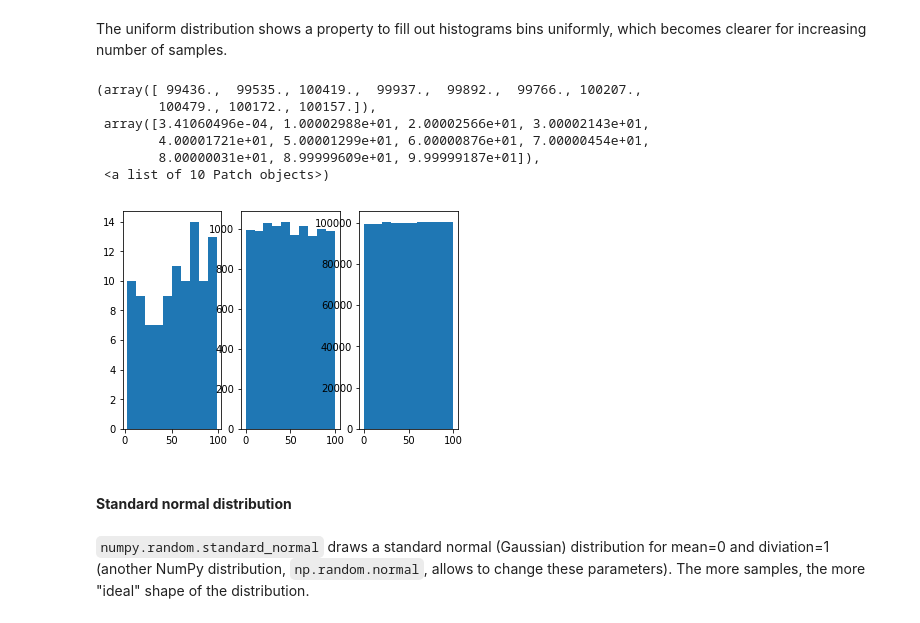
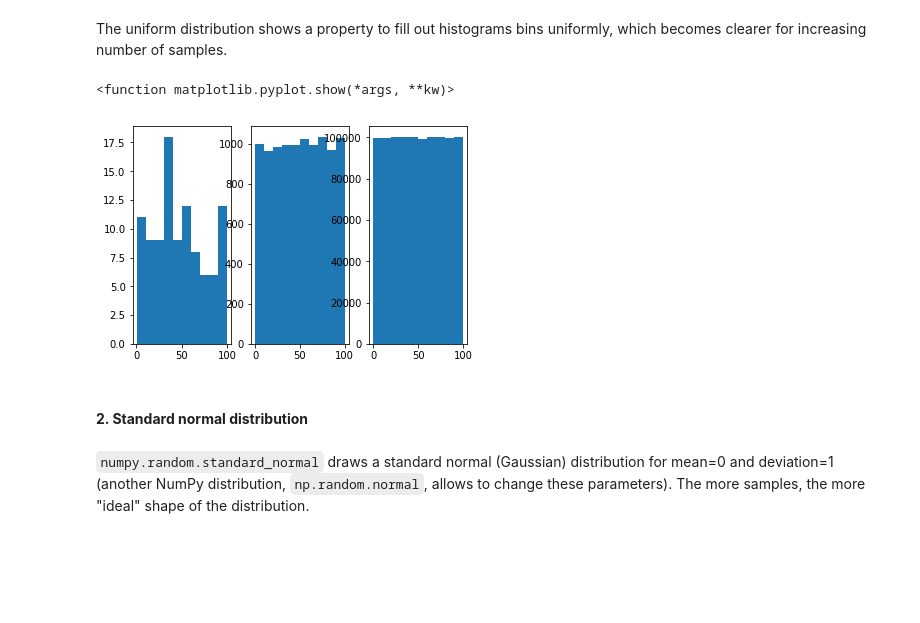
Before and after one commit to andkoc001/fun-with-numpy-random, a Jupyter notebook: exploring-random-numpy.ipynb, the cells around one changed output. Drawn from its saved outputs; the diff is of its cells as text; code cells hidden in the pictures; blank space fills up the shorter version.

```diff
--- a/exploring-random-numpy.ipynb
+++ b/exploring-random-numpy.ipynb
@@ -203,24 +203,20 @@ The uniform distribution shows a property to fill out histograms bins uniformly,
 # %%
 plt.subplot(1, 3, 1)
 plt.hist(np.random.uniform(0,100, size=10**2)) # 100 samples
 
 plt.subplot(1, 3, 2)
 plt.hist(np.random.uniform(0,100, size=10**4)) # 10000 samples
 
 plt.subplot(1, 3, 3)
 plt.hist(np.random.uniform(0,100, size=10**6)) # 1000000 samples
+plt.show # this command will hide away numeral values of the output - for clarity
 # %% [output]
-(array([ 99436.,  99535., 100419.,  99937.,  99892.,  99766., 100207.,
-        100479., 100172., 100157.]),
- array([3.41060496e-04, 1.00002988e+01, 2.00002566e+01, 3.00002143e+01,
-        4.00001721e+01, 5.00001299e+01, 6.00000876e+01, 7.00000454e+01,
-        8.00000031e+01, 8.99999609e+01, 9.99999187e+01]),
- <a list of 10 Patch objects>)
+<function matplotlib.pyplot.show(*args, **kw)>
-[figure, old version]
+[figure, new version]
 # %% [markdown]
-#### **Standard normal distribution**
+#### **2. Standard normal distribution**
 # %% [markdown]
-`numpy.random.standard_normal` draws a standard normal (Gaussian) distribution for mean=0 and diviation=1 (another NumPy distribution, `np.random.normal`, allows to change these parameters). The more samples, the more "ideal" shape of the distribution.
+`numpy.random.standard_normal` draws a standard normal (Gaussian) distribution for mean=0 and deviation=1 (another NumPy distribution, `np.random.normal`, allows to change these parameters). The more samples, the more "ideal" shape of the distribution.
 # %%
 a = np.random.standard_normal(size=1000) # standard normal distribution generation for n=1000 samples
 
```
Also changed, not shown: parts of 45 cells of this notebook.
